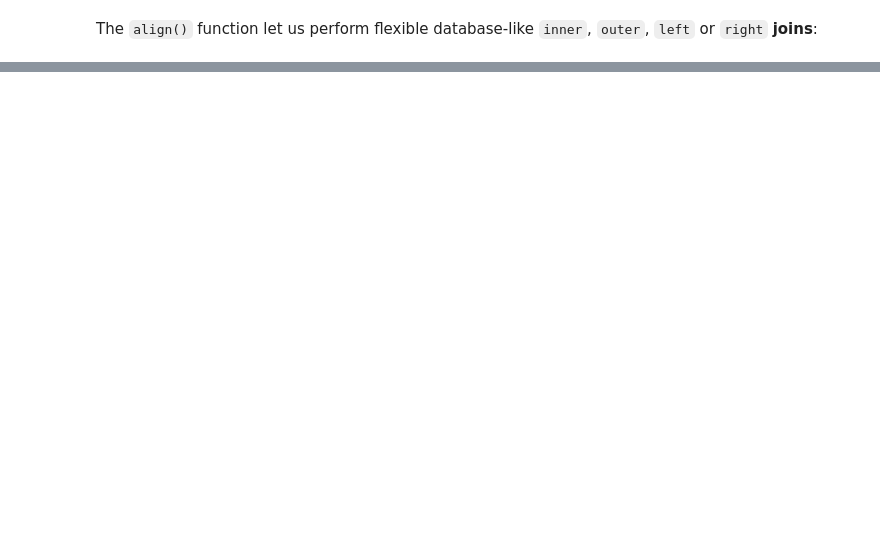
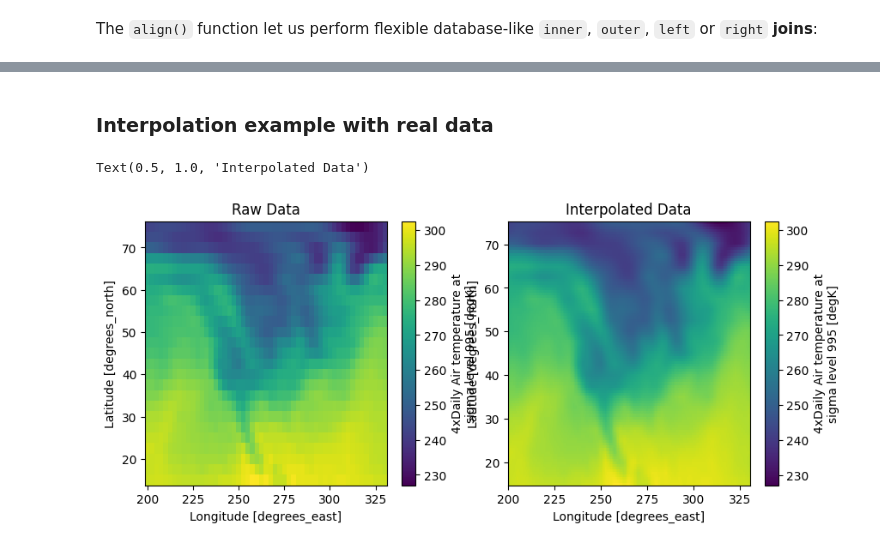
Before and after one commit to S-furi/uni-internship, a Jupyter notebook: py/src/Xarr.ipynb, the cells around one changed output, grey strips where cells are left out. Drawn from its saved outputs; the diff is of its cells as text; code cells hidden in the pictures; blank space fills up the shorter version.

```diff
--- a/py/src/Xarr.ipynb
+++ b/py/src/Xarr.ipynb
@@ -1196,0 +1315,19 @@ xr.align(foo, baz, join='outer')
+# %% [markdown]
+### Interpolation example with real data
+# %%
+ds = xr.tutorial.open_dataset("air_temperature").isel(time=0)
+fig, axes = plt.subplots(ncols=2, figsize=(10, 4))
+
+ds.air.plot(ax=axes[0]) # raw data
+axes[0].set_title("Raw Data")
+
+# Adding new points to interpolate
+new_lon = np.linspace(ds.lon[0], ds.lon[-1], ds.dims["lon"] * 4)
+new_lat = np.linspace(ds.lat[0], ds.lat[-1], ds.dims["lat"] * 4)
+
+ds_interp = ds.interp(lat=new_lat, lon=new_lon)
+ds_interp.air.plot(ax=axes[1])
+axes[1].set_title("Interpolated Data")
+# %% [output]
+Text(0.5, 1.0, 'Interpolated Data')
+[figure, added]
```
Also changed, not shown: parts of 79 cells of this notebook.
